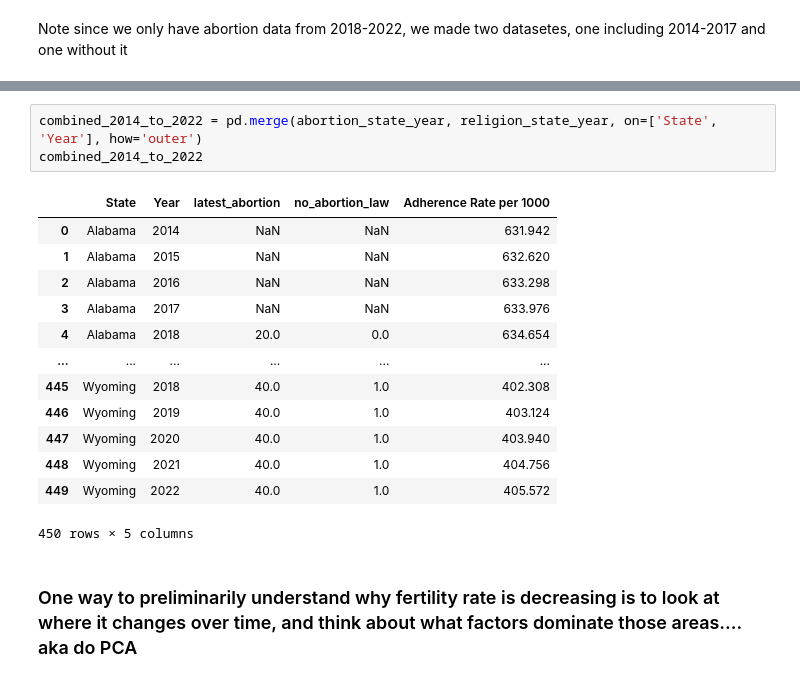
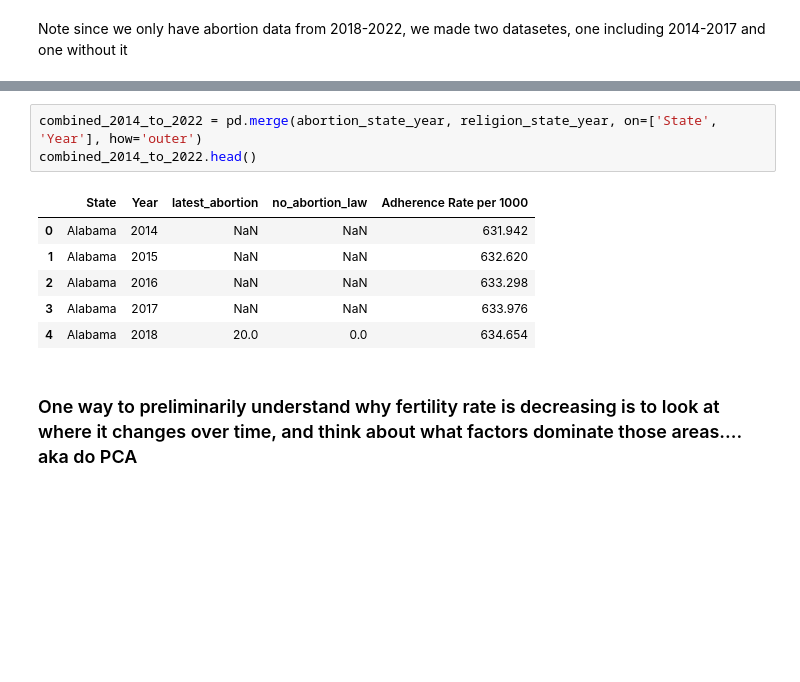
Before and after one commit to ppich1169/fertilityProjectCs109, a Jupyter notebook: fertility_notebook.ipynb, the cells around one changed output, grey strips where cells are left out. Drawn from its saved outputs; the diff is of its cells as text; blank space fills up the shorter version.

```diff
--- a/fertility_notebook.ipynb
+++ b/fertility_notebook.ipynb
@@ -703,20 +696,13 @@ combined_2018_to_2022
 # %%
 combined_2014_to_2022 = pd.merge(abortion_state_year, religion_state_year, on=['State', 'Year'], how='outer')
-combined_2014_to_2022
+combined_2014_to_2022.head()
 # %% [output]
 |  | State | Year | latest_abortion | no_abortion_law | Adherence Rate per 1000 |
 | 0 | Alabama | 2014 | NaN | NaN | 631.942 |
 | 1 | Alabama | 2015 | NaN | NaN | 632.620 |
 | 2 | Alabama | 2016 | NaN | NaN | 633.298 |
 | 3 | Alabama | 2017 | NaN | NaN | 633.976 |
 | 4 | Alabama | 2018 | 20.0 | 0.0 | 634.654 |
-| ... | ... | ... | ... | ... | ... |
-| 445 | Wyoming | 2018 | 40.0 | 1.0 | 402.308 |
-| 446 | Wyoming | 2019 | 40.0 | 1.0 | 403.124 |
-| 447 | Wyoming | 2020 | 40.0 | 1.0 | 403.940 |
-| 448 | Wyoming | 2021 | 40.0 | 1.0 | 404.756 |
-| 449 | Wyoming | 2022 | 40.0 | 1.0 | 405.572 |
-450 rows × 5 columns
 # %% [markdown]
 ### One way to preliminarily understand why fertility rate is decreasing is to look at where it changes over time, and think about what factors dominate those areas.... aka do PCA
 # %%
```
Also changed, not shown: parts of 1 cell of this notebook.
